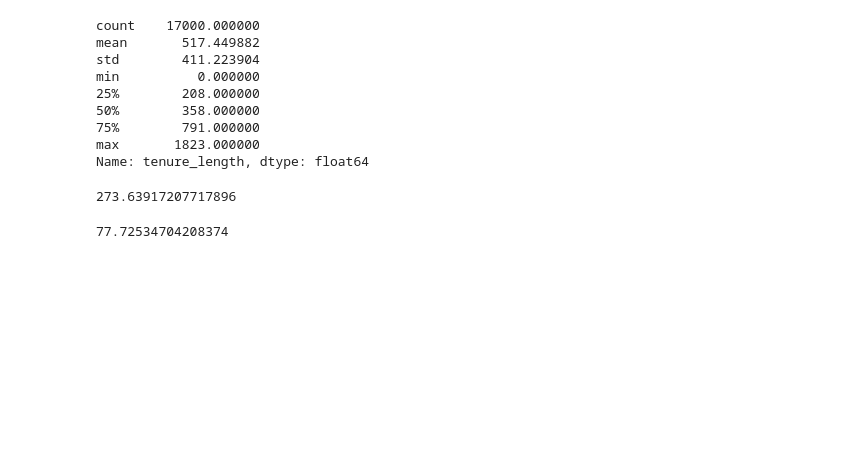
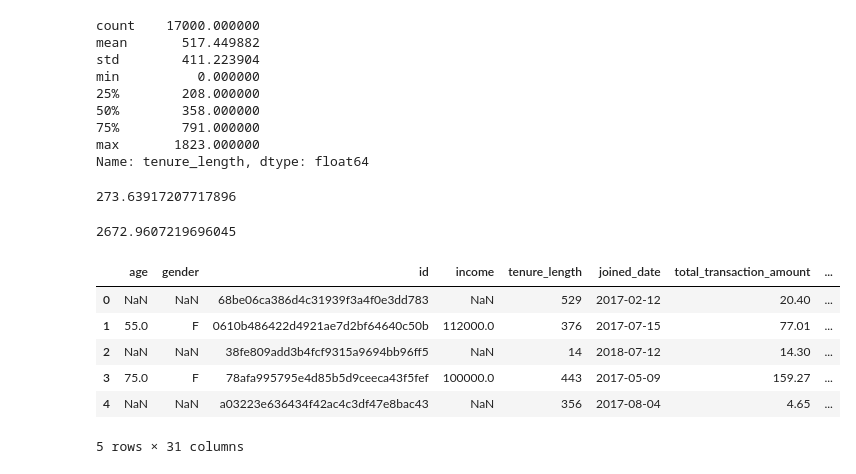
Before and after one commit to keigito/Starbucks_Customer_Analysis, a Jupyter notebook: Starbucks_Capstone_notebook.ipynb, the cells around one changed output. Saved outputs shown, nothing was run; the diff lists cells and outputs as text; code cells hidden in the pictures; blank space fills up the shorter version.

Commit message:
feat: added additional features to profile

```diff
--- a/Starbucks_Capstone_notebook.ipynb
+++ b/Starbucks_Capstone_notebook.ipynb
@@ -604,8 +604,8 @@ successful_discount_count_list = []
 successful_bogo_count_list = []
 discount_avg_receive_to_view_time_list = []
 bogo_avg_receive_to_view_time_list = []
-discount_avg_view_to_complete_list = []
-bogo_avg_view_to_complete_list = []
+discount_avg_view_to_complete_time_list = []
+bogo_avg_view_to_complete_time_list = []
 
 
 for row in profile.itertuples():
@@ -633,7 +633,45 @@ for row in profile.itertuples():
     no_promotions_avg_spending_list.append(avg_spending_no_promotions)
     successful_discount_count_list.append(successful_discount_counts)
     successful_bogo_count_list.append(successful_bogo_counts)
+    discount_avg_receive_to_view_time_list.append(discount_avg_receive_to_view_time)
+    bogo_avg_receive_to_view_time_list.append(bogo_avg_receive_to_view_time)
+    discount_avg_view_to_complete_time_list.append(discount_avg_view_to_complete_time)
+    bogo_avg_view_to_complete_time_list.append(bogo_avg_view_to_complete_time)
 
 print(time.time() - t1)
 # %% [output]
-77.72534704208374
+2672.9607219696045
+# %%
+profile["discount_hours"] = discount_hours_list
+profile["bogo_hours"] = bogo_hours_list
+profile["informational_hours"] = informational_hours_list
+profile["no_promotions_hours"] = no_promotions_hours_list
+profile["discount_transaction_count"] = discount_transaction_count_list
+profile["bogo_transaction_count"] = bogo_transaction_count_list
+profile["informational_transaction_count"] = informational_transaction_count_list
+profile["discount_spending_amount"] = discount_spending_amount_list
+profile["bogo_spending_amount"] = bogo_spending_amount_list
+profile["informational_spending_amount"] = informational_spending_amount_list
+profile["no_promotions_spending_amount"] = no_promotions_spending_amount_list
+profile["overlap_hours"] = overlap_hours_list
+profile["max_overlap"] = max_overlap_list
+profile["discount_spending_per_day"] = discount_avg_spending_list
+profile["bogo_spending_per_day"] = bogo_avg_spending_list
+profile["informational_spending_per_day"] = informational_avg_spending_list
+profile["no_promotions_spending_per_day"] = no_promotions_avg_spending_list
+profile["successful_discount_count"] = successful_discount_count_list
+profile["successful_bogo_count"] = successful_bogo_count_list
+profile["discount_avg_receive_to_view_time"] = discount_avg_receive_to_view_time_list
+profile["bogo_avg_receive_to_view_time"] = bogo_avg_receive_to_view_time_list
+profile["discount_avg_view_to_complete_time"] = discount_avg_view_to_complete_time_list
+profile["bogo_avg_view_to_complete_time"] = bogo_avg_view_to_complete_time_list
+# %%
+profile.head()
+# %% [output]
+|  | age | gender | id | income | tenure_length | joined_date | total_transaction_amount | ... |
+| 0 | NaN | NaN | 68be06ca386d4c31939f3a4f0e3dd783 | NaN | 529 | 2017-02-12 | 20.40 | ... |
+| 1 | 55.0 | F | 0610b486422d4921ae7d2bf64640c50b | 112000.0 | 376 | 2017-07-15 | 77.01 | ... |
+| 2 | NaN | NaN | 38fe809add3b4fcf9315a9694bb96ff5 | NaN | 14 | 2018-07-12 | 14.30 | ... |
+| 3 | 75.0 | F | 78afa995795e4d85b5d9ceeca43f5fef | 100000.0 | 443 | 2017-05-09 | 159.27 | ... |
+| 4 | NaN | NaN | a03223e636434f42ac4c3df47e8bac43 | NaN | 356 | 2017-08-04 | 4.65 | ... |
+5 rows × 31 columns
```
Also changed, not shown: parts of 1 cell of this notebook.
